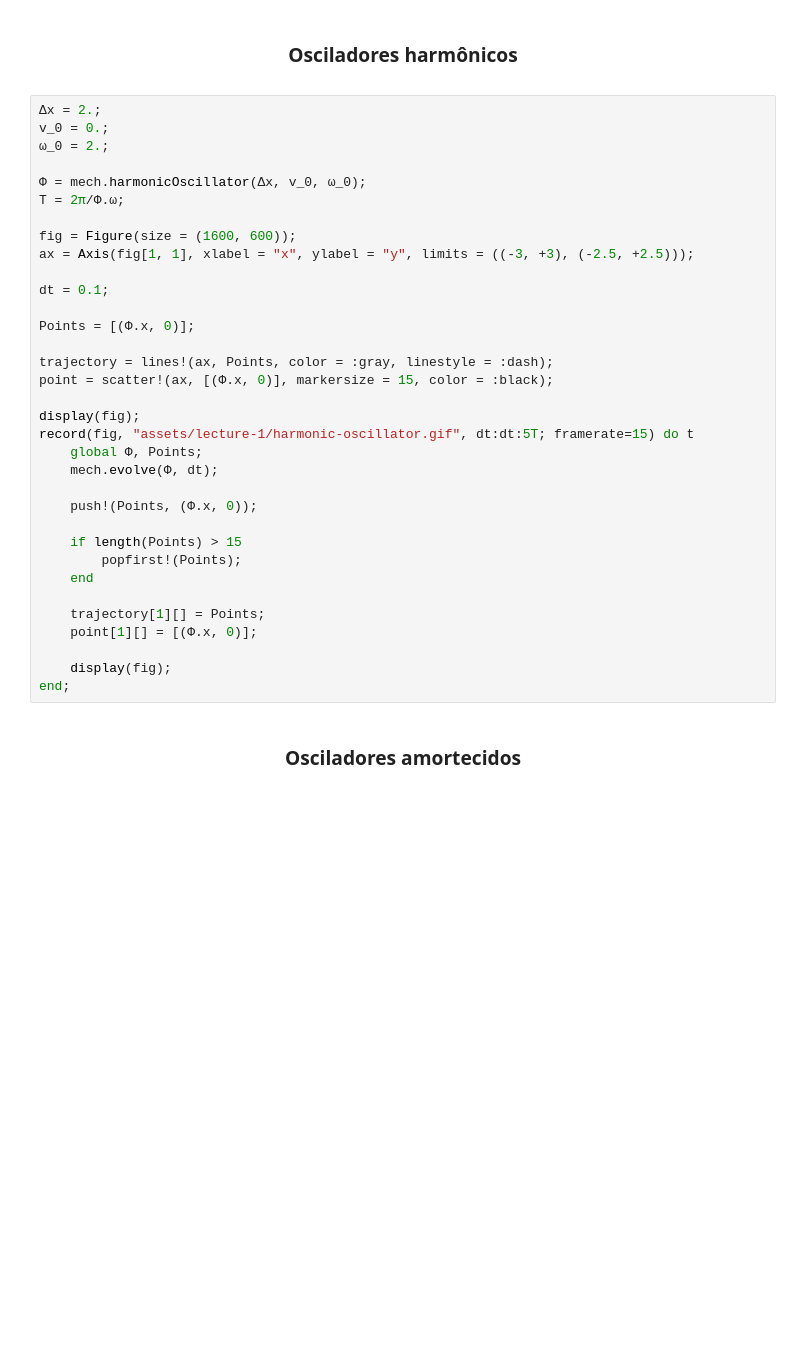
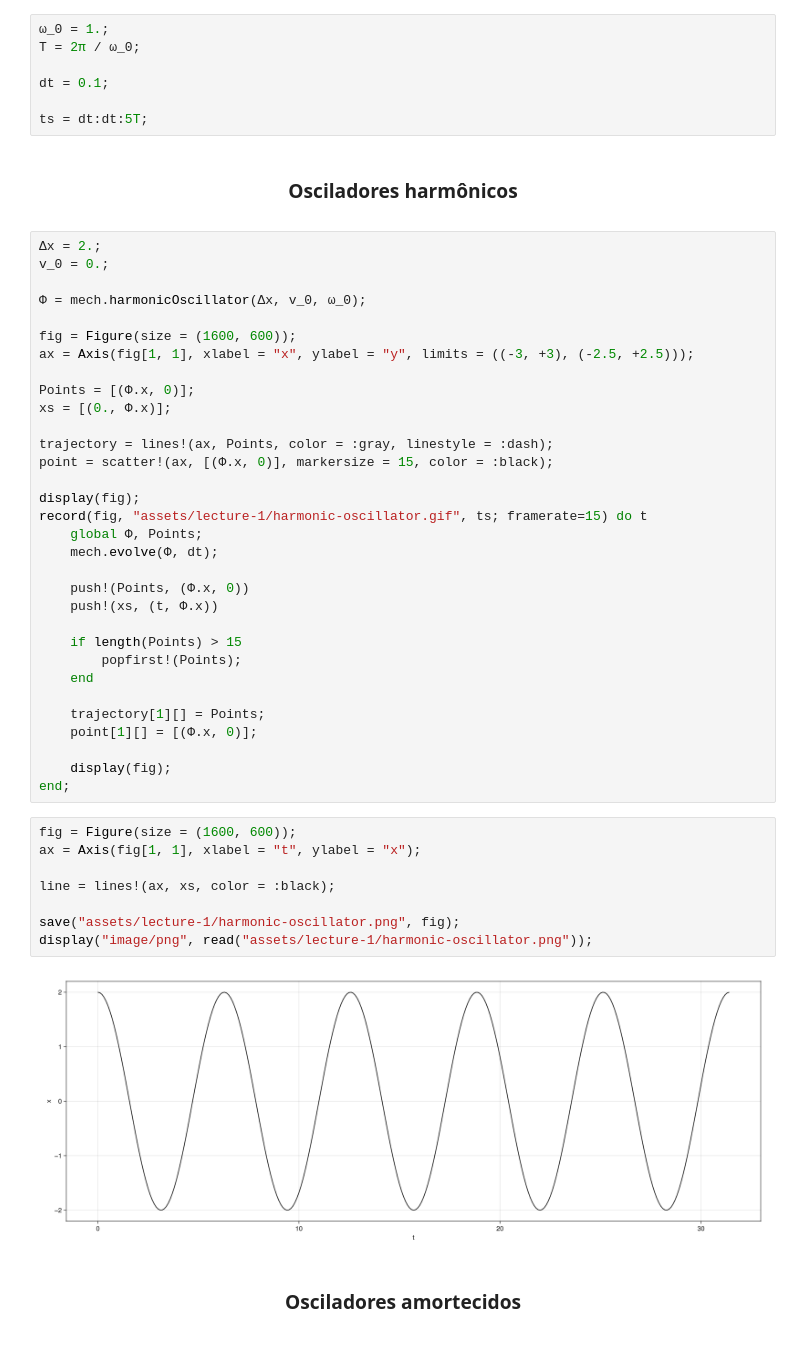
Before and after one commit to carlos-antunis-physics/notas-de-optica-nao-linear, a Jupyter notebook: notebooks/lecture-1.ipynb, the cells around one changed output. Cells and saved outputs as stored; diff of their text form; blank space fills up the shorter version.

Commit message:
Minor fixes in lecture 1

```diff
--- a/notebooks/lecture-1.ipynb
+++ b/notebooks/lecture-1.ipynb
@@ -15,6 +15,13 @@ const mech = include("src/mechanics.jl");
 ##  Oscilações
 
 </div>
+# %%
+ω_0 = 1.;
+T = 2π / ω_0;
+
+dt = 0.1;
+
+ts = dt:dt:5T;
 # %% [markdown]
 <div align="center">
 
@@ -24,27 +31,25 @@ const mech = include("src/mechanics.jl");
 # %%
 Δx = 2.;
 v_0 = 0.;
-ω_0 = 2.;
 
 Φ = mech.harmonicOscillator(Δx, v_0, ω_0);
-T = 2π/Φ.ω;
 
 fig = Figure(size = (1600, 600));
 ax = Axis(fig[1, 1], xlabel = "x", ylabel = "y", limits = ((-3, +3), (-2.5, +2.5)));
 
-dt = 0.1;
-
 Points = [(Φ.x, 0)];
+xs = [(0., Φ.x)];
 
 trajectory = lines!(ax, Points, color = :gray, linestyle = :dash);
 point = scatter!(ax, [(Φ.x, 0)], markersize = 15, color = :black);
 
 display(fig);
-record(fig, "assets/lecture-1/harmonic-oscillator.gif", dt:dt:5T; framerate=15) do t
+record(fig, "assets/lecture-1/harmonic-oscillator.gif", ts; framerate=15) do t
     global Φ, Points;
     mech.evolve(Φ, dt);
 
-    push!(Points, (Φ.x, 0));
+    push!(Points, (Φ.x, 0))
+    push!(xs, (t, Φ.x))
 
     if length(Points) > 15
         popfirst!(Points);
@@ -55,6 +60,16 @@ record(fig, "assets/lecture-1/harmonic-oscillator.gif", dt:dt:5T; framerate=15)
 
     display(fig);
 end;
+# %%
+fig = Figure(size = (1600, 600));
+ax = Axis(fig[1, 1], xlabel = "t", ylabel = "x");
+
+line = lines!(ax, xs, color = :black);
+
+save("assets/lecture-1/harmonic-oscillator.png", fig);
+display("image/png", read("assets/lecture-1/harmonic-oscillator.png"));
+# %% [output]
+[figure, added]
 # %% [markdown]
 <div align="center">
 
```
Also changed, not shown: parts of 10 cells of this notebook, 12 other files.
